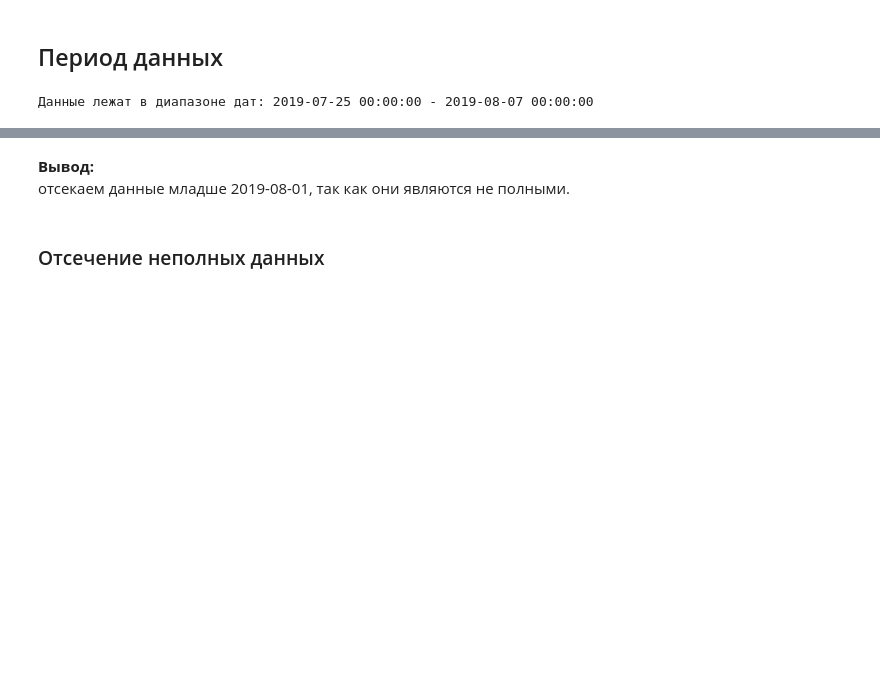
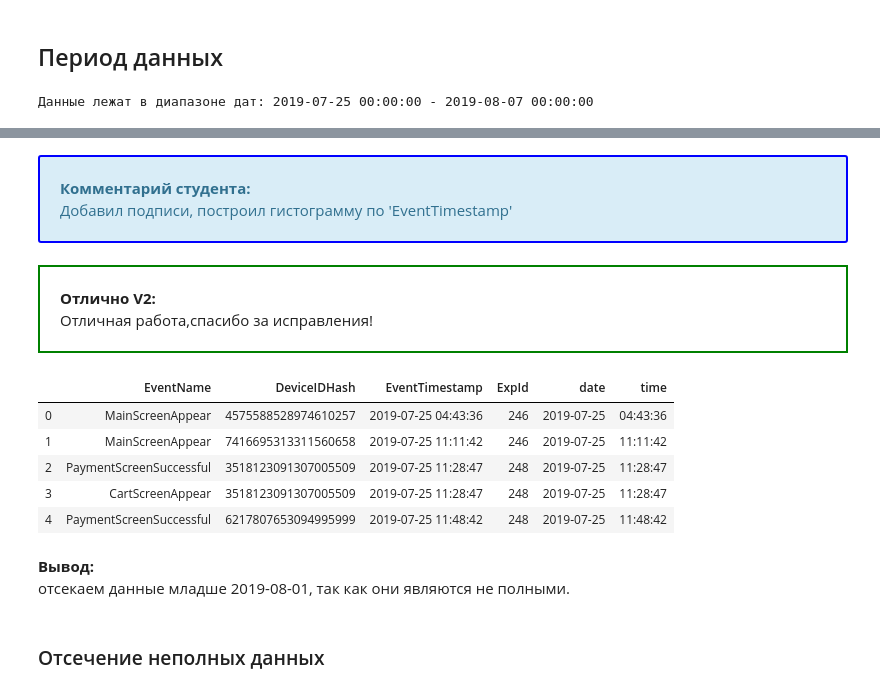
Before and after one commit to AntonDovgan/data-analysis-projects, a Jupyter notebook: event_analytics_in_mobile_app/event_analytics_in_mobile_app.ipynb, the cells around one changed output, grey strips where cells are left out. Saved outputs shown, nothing was run; the diff lists cells and outputs as text; code cells hidden in the pictures; blank space fills up the shorter version.

```diff
--- a/event_analytics_in_mobile_app/event_analytics_in_mobile_app.ipynb
+++ b/event_analytics_in_mobile_app/event_analytics_in_mobile_app.ipynb
@@ -176,3 +311,18 @@ plt.show()
+# %% [markdown]
+<div class="alert alert-info" style="border:solid blue 2px; padding: 20px"> <b>Комментарий студента:</b>
+    <br>Добавил подписи, построил гистограмму по 'EventTimestamp' </div>
+# %% [markdown]
+<div style="border:solid green 2px; padding: 20px"> <b>Отлично V2:</b><br>
+    Отличная работа,спасибо за исправления!</div>
+# %%
+data.head()
+# %% [output]
+|  | EventName | DeviceIDHash | EventTimestamp | ExpId | date | time |
+| 0 | MainScreenAppear | 4575588528974610257 | 2019-07-25 04:43:36 | 246 | 2019-07-25 | 04:43:36 |
+| 1 | MainScreenAppear | 7416695313311560658 | 2019-07-25 11:11:42 | 246 | 2019-07-25 | 11:11:42 |
+| 2 | PaymentScreenSuccessful | 3518123091307005509 | 2019-07-25 11:28:47 | 248 | 2019-07-25 | 11:28:47 |
+| 3 | CartScreenAppear | 3518123091307005509 | 2019-07-25 11:28:47 | 248 | 2019-07-25 | 11:28:47 |
+| 4 | PaymentScreenSuccessful | 6217807653094995999 | 2019-07-25 11:48:42 | 248 | 2019-07-25 | 11:48:42 |
 # %% [markdown]
 **Вывод:**
 отсекаем данные младше 2019-08-01, так как они являются не полными.
```
Also changed, not shown: parts of 87 cells of this notebook, 1 other file.
